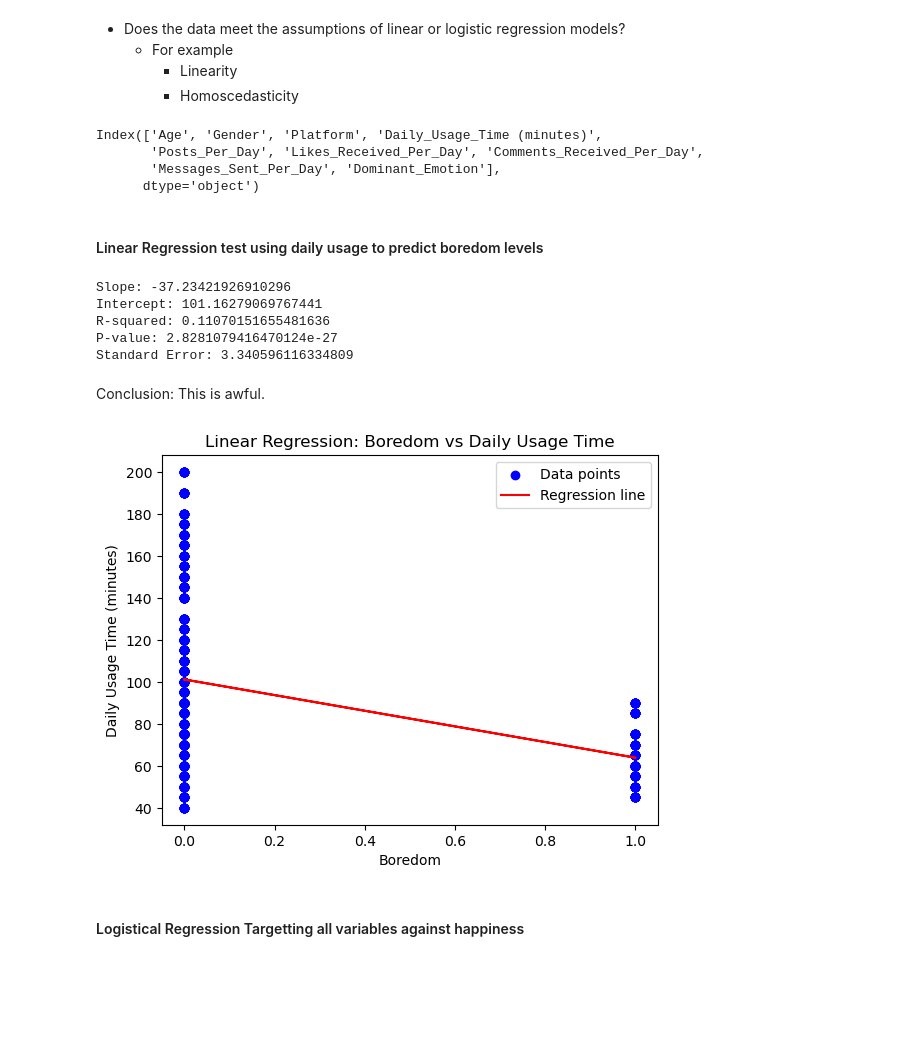
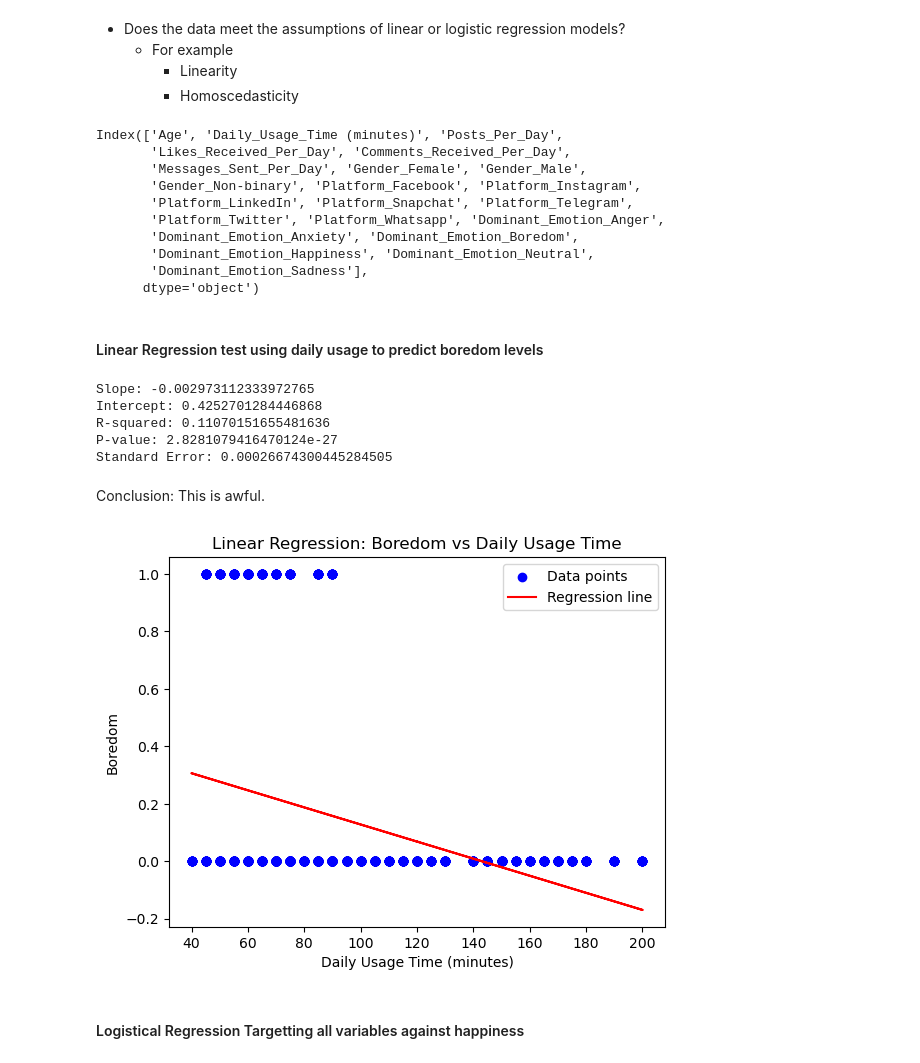
Before and after one commit to Austin-Heard/social-media-emotional-effects, a Jupyter notebook: notebooks/data_template.ipynb, the cells around one changed output. Drawn from its saved outputs; the diff is of its cells as text; code cells hidden in the pictures; blank space fills up the shorter version.

```diff
--- a/notebooks/data_template.ipynb
+++ b/notebooks/data_template.ipynb
@@ -246,10 +246,11 @@ Beginning of split for analysis and predictions through machine learning
 #### Machine Learning Split
 # %%
 # User ID isn't needed for predictions
-socialmedia_ml_db = socialmedia_db.drop("User_ID", axis=1, inplace=True)
+socialmedia_ml_db = socialmedia_db.copy()
+socialmedia_ml_db.drop("User_ID", axis=1, inplace=True)
 
 # Getting dummies for all categorial variables
-socialmedia_ml_db = pd.get_dummies(socialmedia_db)
+socialmedia_ml_db = pd.get_dummies(socialmedia_ml_db)
 socialmedia_ml_db
 # %% [output]
 |  | Age | Daily_Usage_Time (minutes) | Posts_Per_Day | Likes_Received_Per_Day | Comments_Received_Per_Day | ... |
@@ -655,17 +662,23 @@ P-value: 6.527112857189835e-08
     * Linearity
     * Homoscedasticity
 # %%
-socialmedia_db.columns
+socialmedia_ml_db.columns
 # %% [output]
-Index(['Age', 'Gender', 'Platform', 'Daily_Usage_Time (minutes)',
-       'Posts_Per_Day', 'Likes_Received_Per_Day', 'Comments_Received_Per_Day',
-       'Messages_Sent_Per_Day', 'Dominant_Emotion'],
+Index(['Age', 'Daily_Usage_Time (minutes)', 'Posts_Per_Day',
+       'Likes_Received_Per_Day', 'Comments_Received_Per_Day',
+       'Messages_Sent_Per_Day', 'Gender_Female', 'Gender_Male',
+       'Gender_Non-binary', 'Platform_Facebook', 'Platform_Instagram',
+       'Platform_LinkedIn', 'Platform_Snapchat', 'Platform_Telegram',
+       'Platform_Twitter', 'Platform_Whatsapp', 'Dominant_Emotion_Anger',
+       'Dominant_Emotion_Anxiety', 'Dominant_Emotion_Boredom',
+       'Dominant_Emotion_Happiness', 'Dominant_Emotion_Neutral',
+       'Dominant_Emotion_Sadness'],
       dtype='object')
 # %% [markdown]
 #### Linear Regression test using daily usage to predict boredom levels
 # %%
-X = socialmedia_ml_db["Dominant_Emotion_Boredom"]
-y = socialmedia_ml_db['Daily_Usage_Time (minutes)']
+X = socialmedia_ml_db['Daily_Usage_Time (minutes)']
+y = socialmedia_ml_db["Dominant_Emotion_Boredom"]
 
 # Performing linear regression
 slope, intercept, r_value, p_value, std_err = linregress(X, y)
@@ -680,30 +693,30 @@ print(f"Standard Error: {std_err}")
 # Predicting using the regression model
 y_pred = intercept + slope * X
 # %% [output]
-Slope: -37.23421926910296
-Intercept: 101.16279069767441
+Slope: -0.002973112333972765
+Intercept: 0.4252701284446868
 R-squared: 0.11070151655481636
 P-value: 2.8281079416470124e-27
-Standard Error: 3.340596116334809
+Standard Error: 0.00026674300445284505
 # %% [markdown]
 Conclusion: This is awful.
 # %%
 # Scatter plot of the data points
 plt.scatter(X, y, color='blue', label='Data points')
 
 # Regression line
 plt.plot(X, y_pred, color='red', label='Regression line')
 
 # Adding labels and title
-plt.xlabel('Boredom')
-plt.ylabel('Daily Usage Time (minutes)')
+plt.xlabel('Daily Usage Time (minutes)')
+plt.ylabel('Boredom')
 plt.title('Linear Regression: Boredom vs Daily Usage Time')
 plt.legend()
 
 # Show the plot
 plt.show()
 # %% [output]
-[figure, old version]
+[figure, new version]
 # %% [markdown]
 #### Logistical Regression Targetting all variables against happiness
 # %%
```
Also changed, not shown: parts of 6 cells of this notebook, 3 other files.
